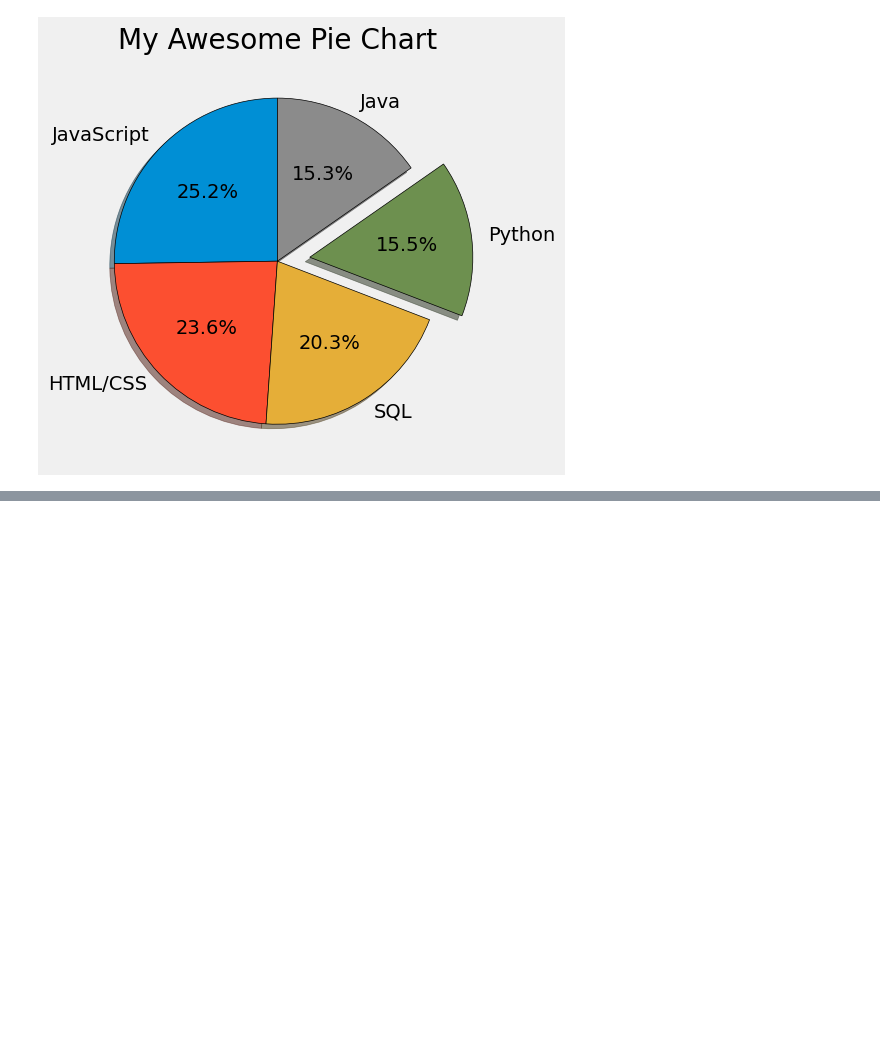
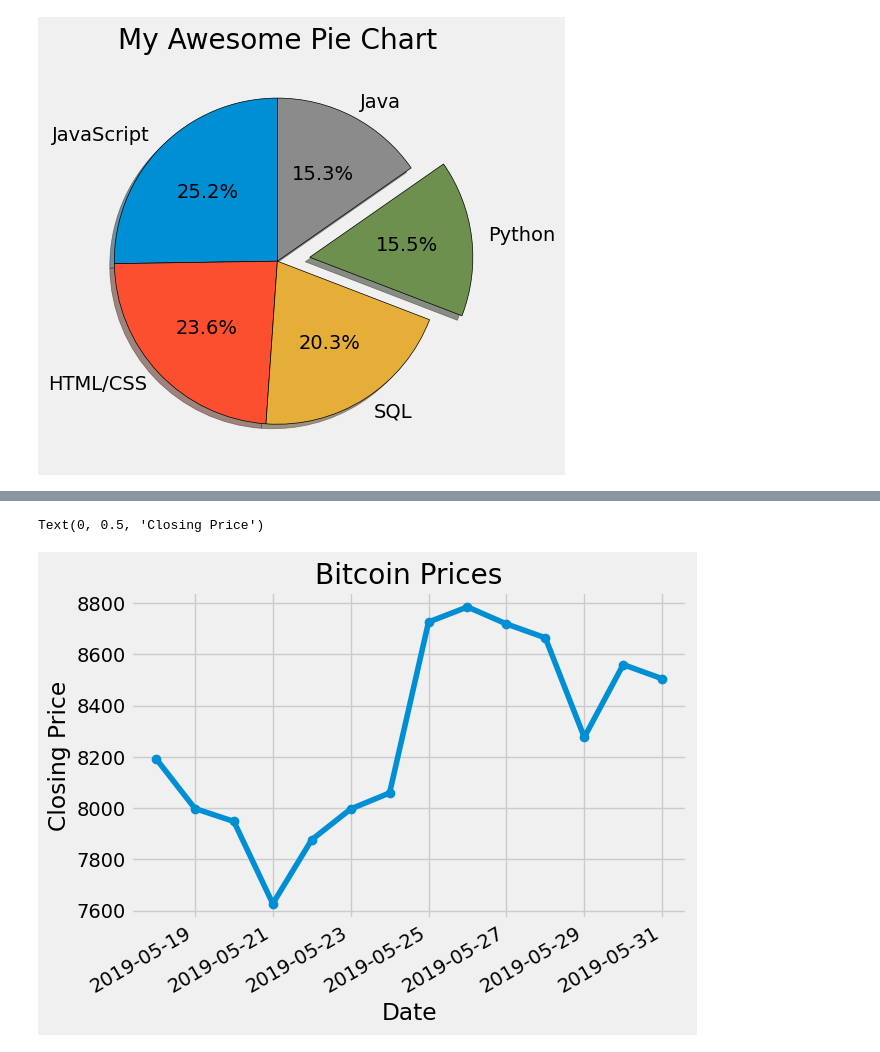
Before and after one commit to gplinkage/Core-Python, a Jupyter notebook: Matplotlib.ipynb, the cells around one changed output, grey strips where cells are left out. Cells and saved outputs as stored; diff of their text form; code cells hidden in the pictures; blank space fills up the shorter version.

```diff
--- a/Matplotlib.ipynb
+++ b/Matplotlib.ipynb
@@ -125,0 +210,7 @@ plt.show()
+# %%
+from datetime import datetime, timedelta
+from matplotlib import dates as mpl_dates
+
+plt.style.use('fivethirtyeight')
+
+data = pd.read_csv('https://raw.githubusercontent.com/CoreyMSchafer/code_snippets/master/Python/Matplotlib/08-TimeSeries/data.csv')
@@ -125,0 +226,17 @@ plt.show()
+# %%
+data['Date'] = pd.to_datetime(data['Date'])
+data.sort_values('Date', inplace = True)
+
+price_data = data['Date']
+price_close = data['Close']
+
+plt.plot_date(price_data, price_close, linestyle = 'solid')
+
+plt.gcf().autofmt_xdate()
+
+plt.title('Bitcoin Prices')
+plt.xlabel('Date')
+plt.ylabel('Closing Price')
+# %% [output]
+Text(0, 0.5, 'Closing Price')
+[figure, added]
```
Also changed, not shown: parts of 22 cells of this notebook.
